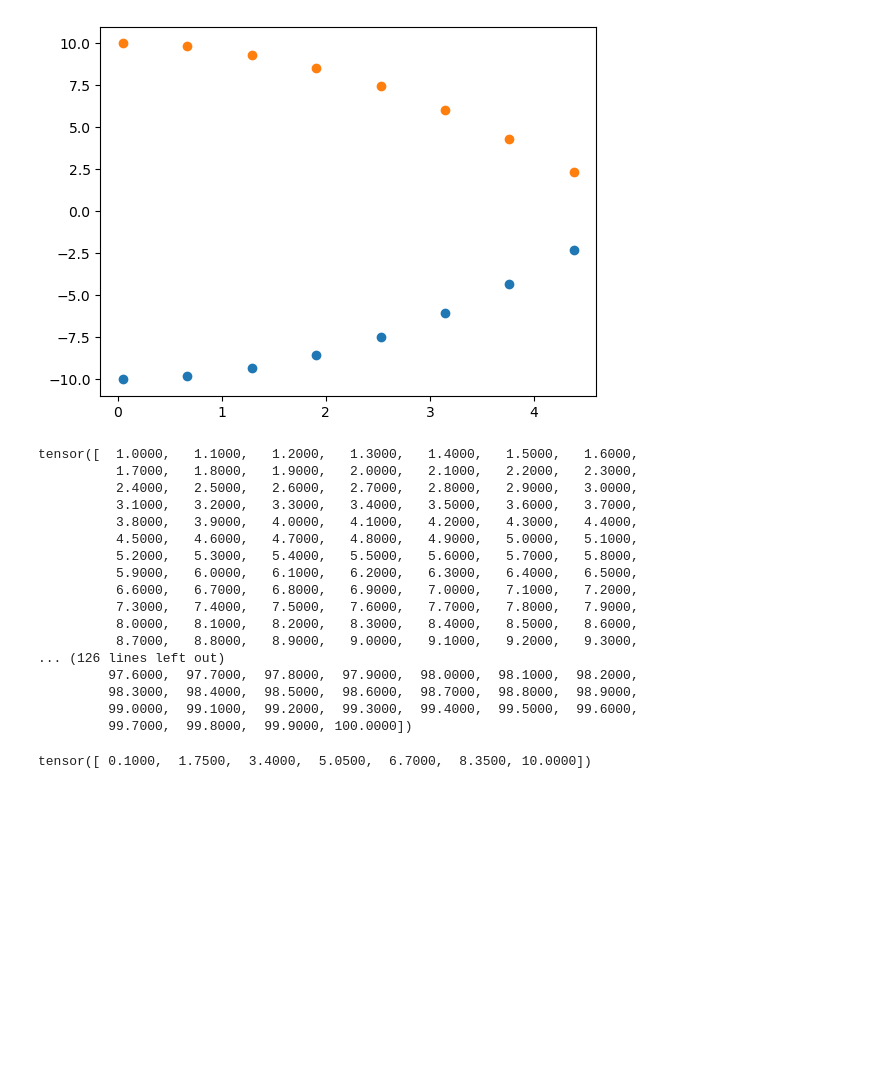
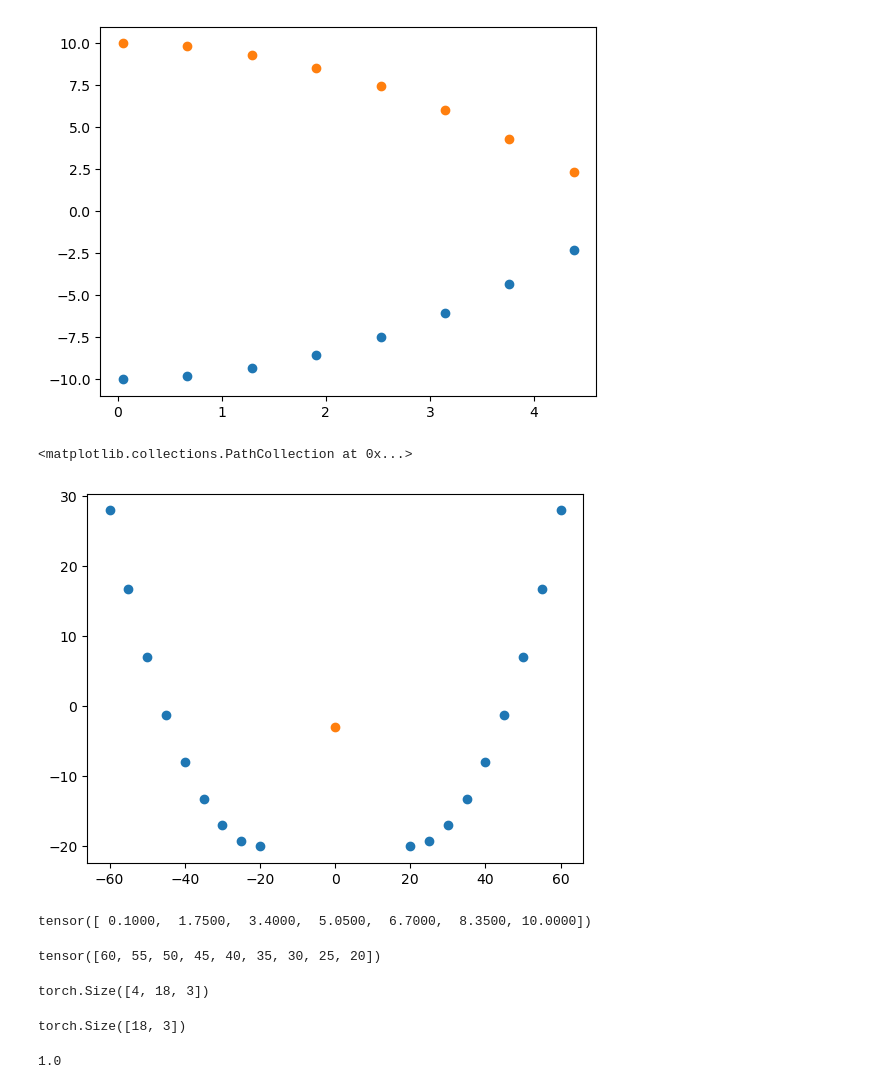
Before and after one commit to Ywatcher/GameNotesPanda3D, a Jupyter notebook: p1/7.ships.ipynb, the cells around one changed output. Drawn from its saved outputs; the diff is of its cells as text; code cells hidden in the pictures; blank space fills up the shorter version.

```diff
--- a/p1/7.ships.ipynb
+++ b/p1/7.ships.ipynb
@@ -680,23 +670,19 @@ tensor([0.0500, 0.6687, 1.2875, 1.9062, 2.5250, 3.1437, 3.7625, 4.3812])
 # %%
 r2+step
 # %%
-torch.arange(1,100.1,step=0.1)
+import matplotlib.pyplot as plt
+import torch
+ridge_x = torch.arange(0,40+5,step=5).float()
+ridge_y = 0.03 * (ridge_x ** 2) - 20
+ridge_x = ridge_x + 20
+ridge_x = torch.hstack([-ridge_x.flip(dims=[0]), ridge_x]) # mirror effect
+ridge_y = torch.hstack([ridge_y.flip(dims=[0]), ridge_y])
+plt.scatter(ridge_x, ridge_y)
+plt.scatter(
+    torch.mean(ridge_x),
+    torch.mean(ridge_y)
+)
 # %% [output]
-tensor([  1.0000,   1.1000,   1.2000,   1.3000,   1.4000,   1.5000,   1.6000,
-          1.7000,   1.8000,   1.9000,   2.0000,   2.1000,   2.2000,   2.3000,
-          2.4000,   2.5000,   2.6000,   2.7000,   2.8000,   2.9000,   3.0000,
-          3.1000,   3.2000,   3.3000,   3.4000,   3.5000,   3.6000,   3.7000,
-          3.8000,   3.9000,   4.0000,   4.1000,   4.2000,   4.3000,   4.4000,
-          4.5000,   4.6000,   4.7000,   4.8000,   4.9000,   5.0000,   5.1000,
-          5.2000,   5.3000,   5.4000,   5.5000,   5.6000,   5.7000,   5.8000,
-          5.9000,   6.0000,   6.1000,   6.2000,   6.3000,   6.4000,   6.5000,
-          6.6000,   6.7000,   6.8000,   6.9000,   7.0000,   7.1000,   7.2000,
-          7.3000,   7.4000,   7.5000,   7.6000,   7.7000,   7.8000,   7.9000,
-          8.0000,   8.1000,   8.2000,   8.3000,   8.4000,   8.5000,   8.6000,
-          8.7000,   8.8000,   8.9000,   9.0000,   9.1000,   9.2000,   9.3000,
-... (126 lines left out)
-         97.6000,  97.7000,  97.8000,  97.9000,  98.0000,  98.1000,  98.2000,
-         98.3000,  98.4000,  98.5000,  98.6000,  98.7000,  98.8000,  98.9000,
-         99.0000,  99.1000,  99.2000,  99.3000,  99.4000,  99.5000,  99.6000,
-         99.7000,  99.8000,  99.9000, 100.0000])
+<matplotlib.collections.PathCollection at 0x...>
+[figure, added]
 # %%
@@ -705,2 +692,18 @@ torch.arange(start=r1, end=r2+step, step=step)
 # %% [output]
 tensor([ 0.1000,  1.7500,  3.4000,  5.0500,  6.7000,  8.3500, 10.0000])
+# %%
+ridge_x.flip(dims=[0])
+# %% [output]
+tensor([60, 55, 50, 45, 40, 35, 30, 25, 20])
+# %%
+_.shape
+# %% [output]
+torch.Size([4, 18, 3])
+# %%
+_1.shape
+# %% [output]
+torch.Size([18, 3])
+# %%
+torch.Tensor([1]).item()
+# %% [output]
+1.0
```
Also changed, not shown: parts of 7 cells of this notebook, 7 other files.
